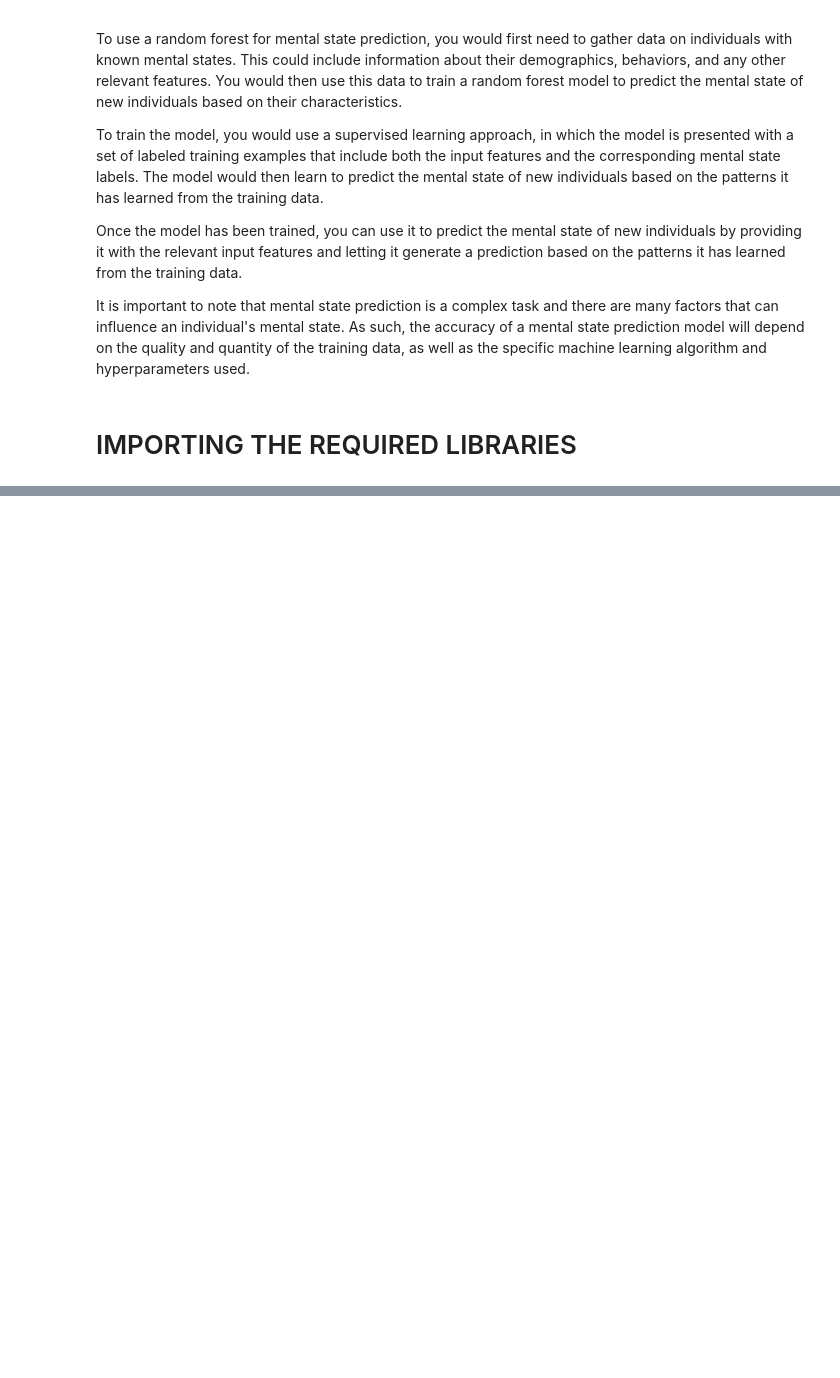
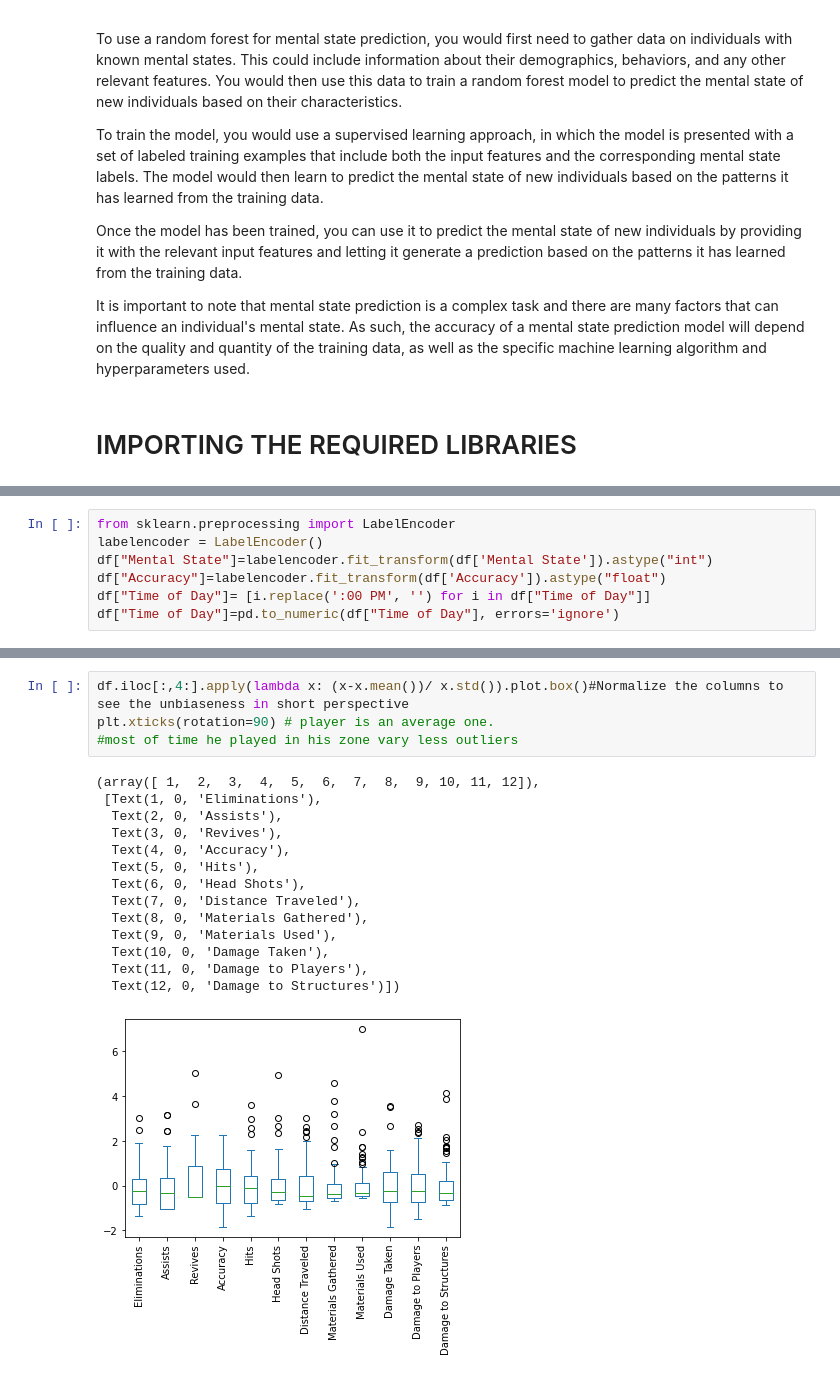
Before and after one commit to theheemalichaudhari/Data-Analytics, a Jupyter notebook: mental-state-prediction.ipynb, the cells around one changed output, grey strips where cells are left out. Saved outputs shown, nothing was run; the diff lists cells and outputs as text; blank space fills up the shorter version.

```diff
--- a/mental-state-prediction.ipynb
+++ b/mental-state-prediction.ipynb
@@ -14,0 +124,7 @@ It is important to note that mental state prediction is a complex task and there
+# %%
+from sklearn.preprocessing import LabelEncoder
+labelencoder = LabelEncoder()
+df["Mental State"]=labelencoder.fit_transform(df['Mental State']).astype("int")
+df["Accuracy"]=labelencoder.fit_transform(df['Accuracy']).astype("float")
+df["Time of Day"]= [i.replace(':00 PM', '') for i in df["Time of Day"]]
+df["Time of Day"]=pd.to_numeric(df["Time of Day"], errors='ignore')
@@ -14,0 +151,19 @@ It is important to note that mental state prediction is a complex task and there
+# %%
+df.iloc[:,4:].apply(lambda x: (x-x.mean())/ x.std()).plot.box()#Normalize the columns to see the unbiaseness in short perspective
+plt.xticks(rotation=90) # player is an average one.
+#most of time he played in his zone vary less outliers
+# %% [output]
+(array([ 1,  2,  3,  4,  5,  6,  7,  8,  9, 10, 11, 12]),
+ [Text(1, 0, 'Eliminations'),
+  Text(2, 0, 'Assists'),
+  Text(3, 0, 'Revives'),
+  Text(4, 0, 'Accuracy'),
+  Text(5, 0, 'Hits'),
+  Text(6, 0, 'Head Shots'),
+  Text(7, 0, 'Distance Traveled'),
+  Text(8, 0, 'Materials Gathered'),
+  Text(9, 0, 'Materials Used'),
+  Text(10, 0, 'Damage Taken'),
+  Text(11, 0, 'Damage to Players'),
+  Text(12, 0, 'Damage to Structures')])
+[figure, added]
```
Also changed, not shown: parts of 35 cells of this notebook.
